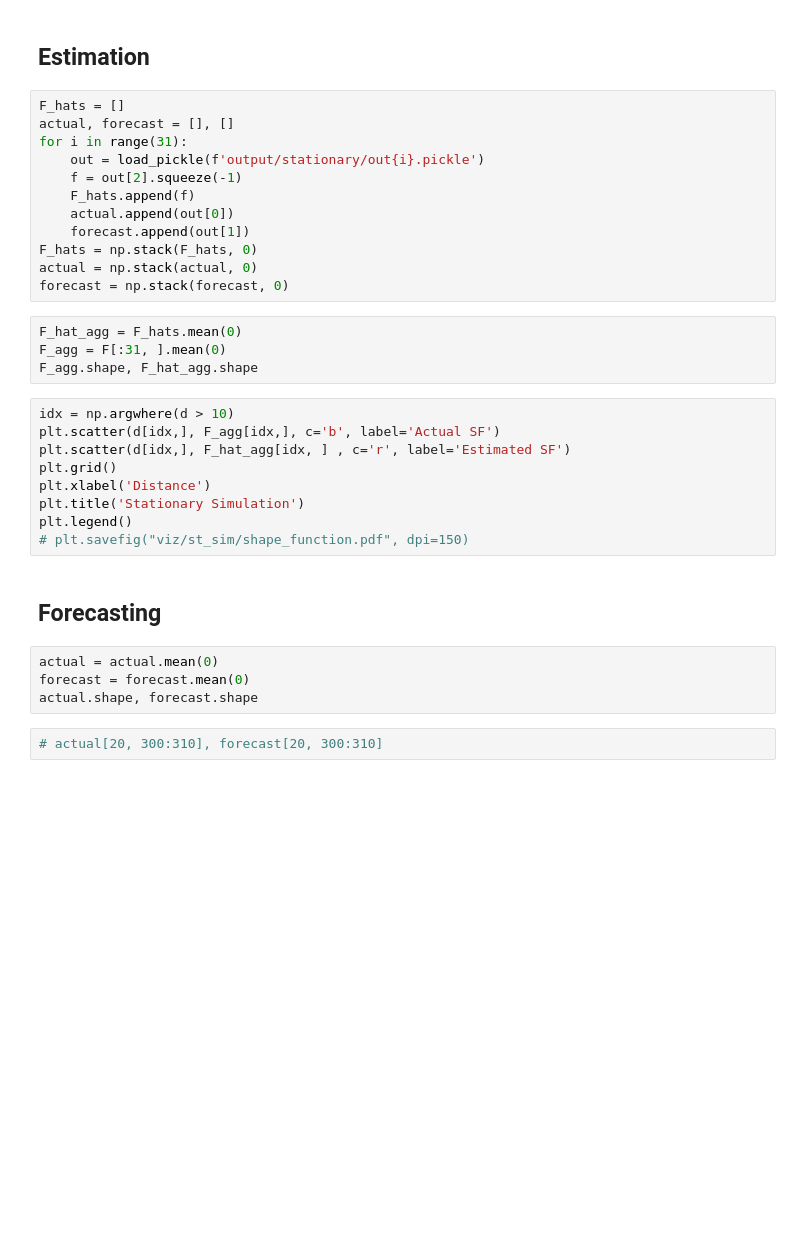
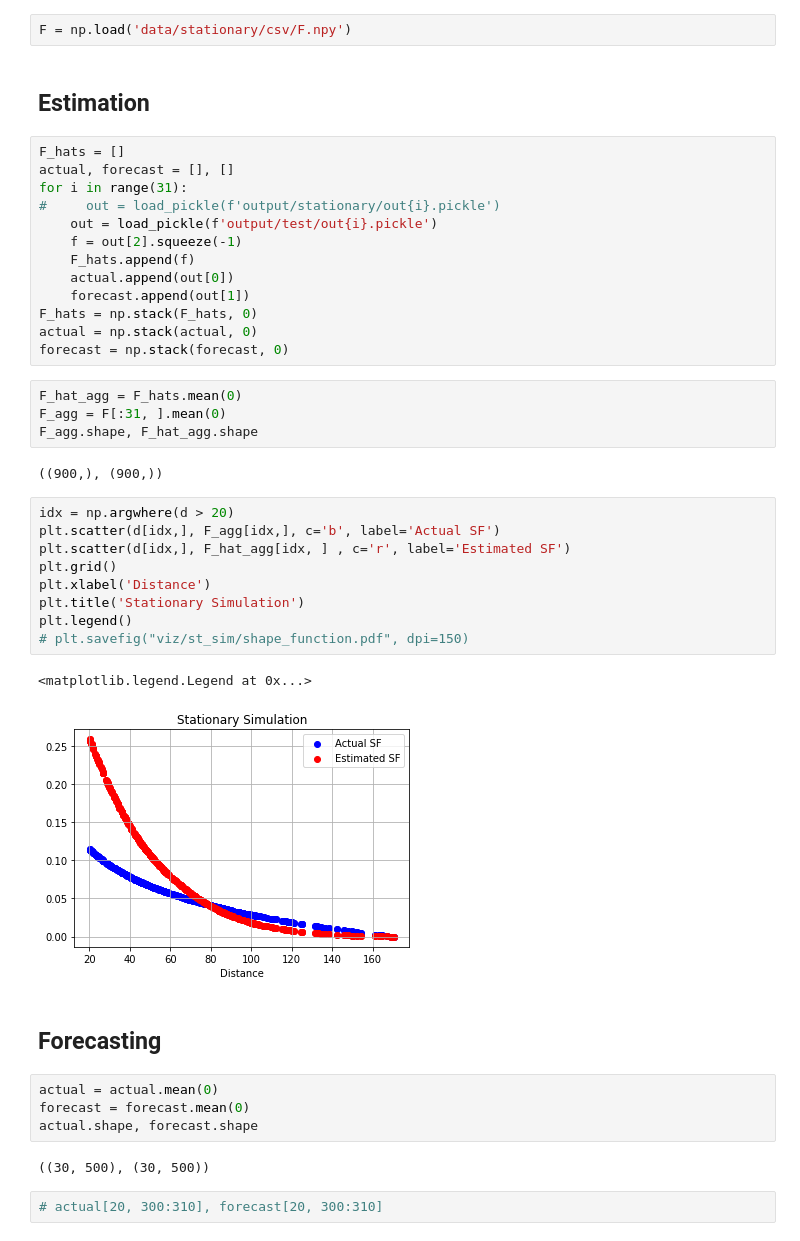
Before and after one commit to isVy08/ESTF, a Jupyter notebook: viz.ipynb, the cells around one changed output. Saved outputs shown, nothing was run; the diff lists cells and outputs as text; blank space fills up the shorter version.

```diff
--- a/viz.ipynb
+++ b/viz.ipynb
@@ -101,13 +101,16 @@ F = np.array(F)
 F.shape
 # %%
 np.save('data/stationary/csv/F.npy', F)
+# %%
+F = np.load('data/stationary/csv/F.npy')
 # %% [markdown]
 ## Estimation
 # %%
 F_hats = []
 actual, forecast = [], []
 for i in range(31):
-    out = load_pickle(f'output/stationary/out{i}.pickle')
+#     out = load_pickle(f'output/stationary/out{i}.pickle')
+    out = load_pickle(f'output/test/out{i}.pickle')
     f = out[2].squeeze(-1)
     F_hats.append(f)
     actual.append(out[0])
@@ -119,21 +122,28 @@ forecast = np.stack(forecast, 0)
 F_hat_agg = F_hats.mean(0)
 F_agg = F[:31, ].mean(0)
 F_agg.shape, F_hat_agg.shape
+# %% [output]
+((900,), (900,))
 # %%
-idx = np.argwhere(d > 10)
+idx = np.argwhere(d > 20)
 plt.scatter(d[idx,], F_agg[idx,], c='b', label='Actual SF')
 plt.scatter(d[idx,], F_hat_agg[idx, ] , c='r', label='Estimated SF')
 plt.grid()
 plt.xlabel('Distance')
 plt.title('Stationary Simulation')
 plt.legend()
 # plt.savefig("viz/st_sim/shape_function.pdf", dpi=150)
+# %% [output]
+<matplotlib.legend.Legend at 0x...>
+[figure, added]
 # %% [markdown]
 ## Forecasting
 # %%
 actual = actual.mean(0)
 forecast = forecast.mean(0)
 actual.shape, forecast.shape
+# %% [output]
+((30, 500), (30, 500))
 # %%
 # actual[20, 300:310], forecast[20, 300:310]
 # %%
```
Also changed, not shown: parts of 18 cells of this notebook, 8 other files.
